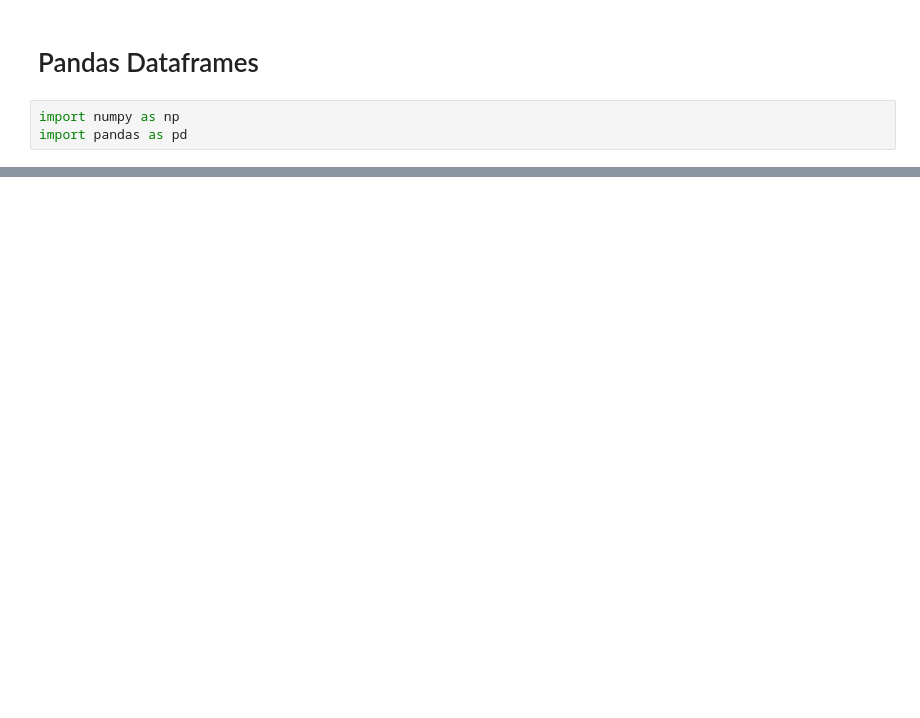
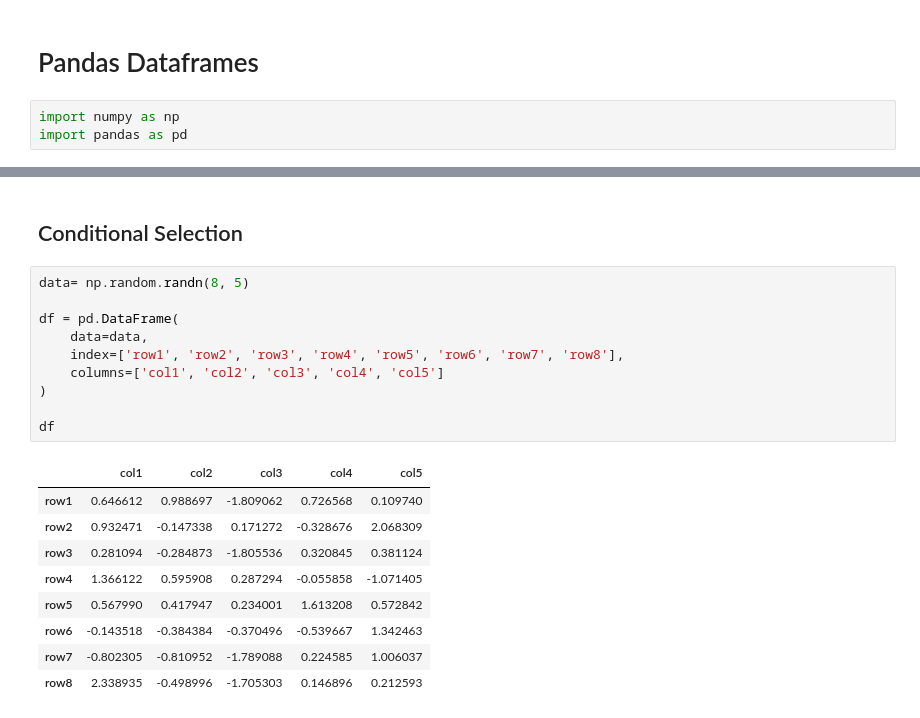
Before and after one commit to jihad-islam/Learning-ML, a Jupyter notebook: 3.Pandas/2.pandas_dataframes.ipynb, the cells around one changed output, grey strips where cells are left out. Drawn from its saved outputs; the diff is of its cells as text; blank space fills up the shorter version.

```diff
--- a/3.Pandas/2.pandas_dataframes.ipynb
+++ b/3.Pandas/2.pandas_dataframes.ipynb
@@ -25,0 +319,22 @@ Type:      method
+# %% [markdown]
+## Conditional Selection
+# %%
+data= np.random.randn(8, 5)
+
+df = pd.DataFrame(
+    data=data,
+    index=['row1', 'row2', 'row3', 'row4', 'row5', 'row6', 'row7', 'row8'],
+    columns=['col1', 'col2', 'col3', 'col4', 'col5']
+)
+
+df
+# %% [output]
+|  | col1 | col2 | col3 | col4 | col5 |
+| row1 | 0.646612 | 0.988697 | -1.809062 | 0.726568 | 0.109740 |
+| row2 | 0.932471 | -0.147338 | 0.171272 | -0.328676 | 2.068309 |
+| row3 | 0.281094 | -0.284873 | -1.805536 | 0.320845 | 0.381124 |
+| row4 | 1.366122 | 0.595908 | 0.287294 | -0.055858 | -1.071405 |
+| row5 | 0.567990 | 0.417947 | 0.234001 | 1.613208 | 0.572842 |
+| row6 | -0.143518 | -0.384384 | -0.370496 | -0.539667 | 1.342463 |
+| row7 | -0.802305 | -0.810952 | -1.789088 | 0.224585 | 1.006037 |
+| row8 | 2.338935 | -0.498996 | -1.705303 | 0.146896 | 0.212593 |
```
Also changed, not shown: parts of 41 cells of this notebook, 1 other file.
